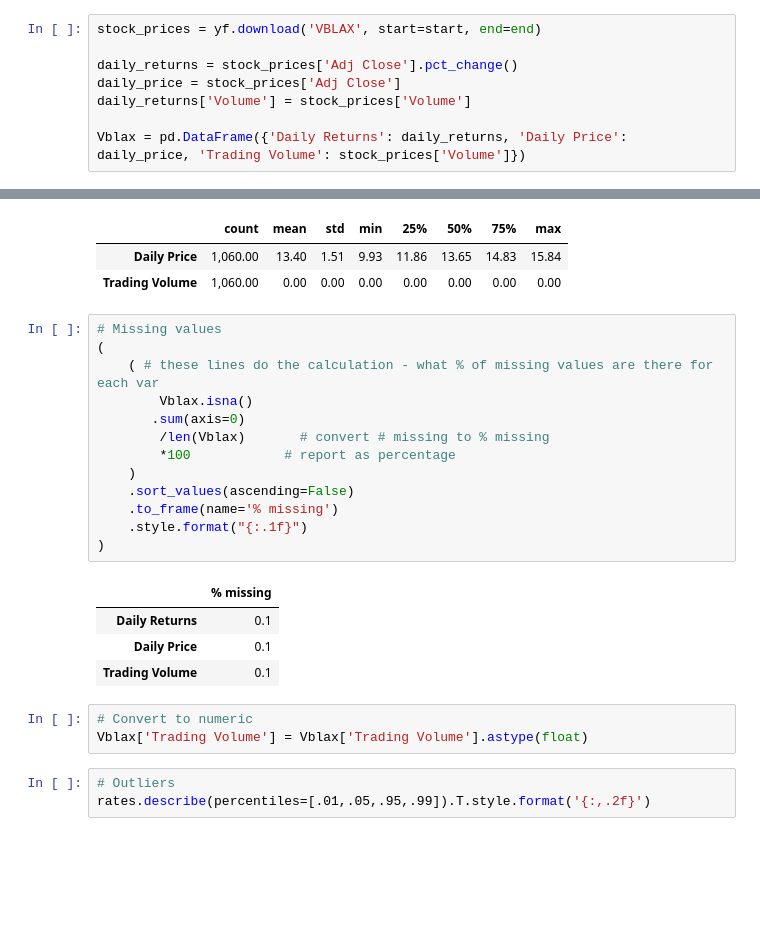
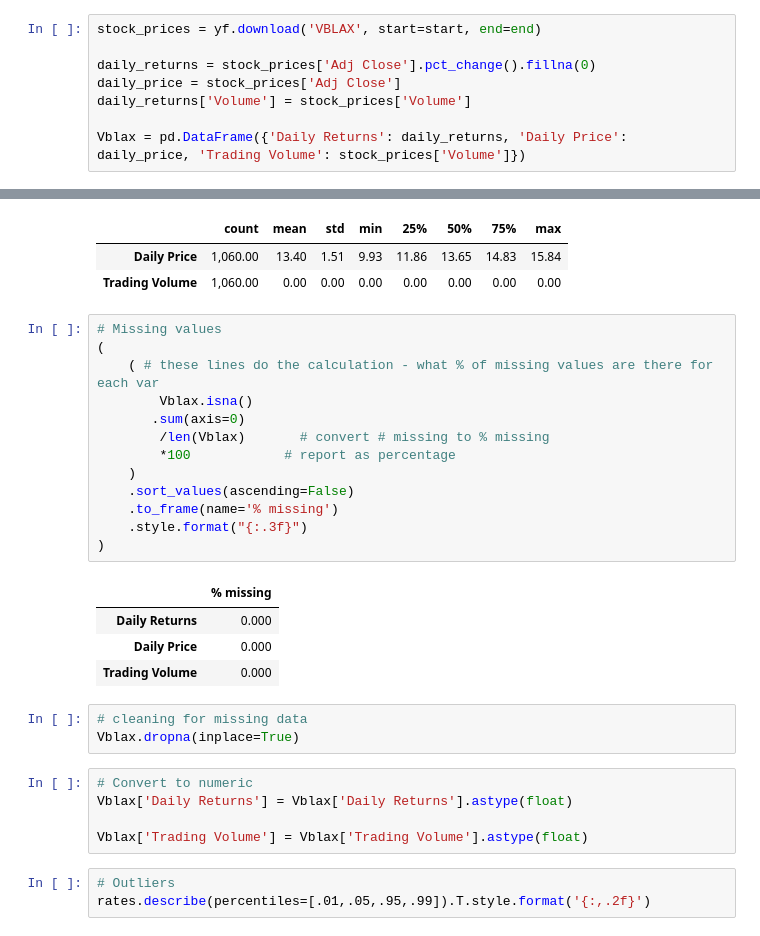
Before and after one commit to mab923/finalteamproject, a Jupyter notebook: Load_Data.ipynb, the cells around one changed output, grey strips where cells are left out. Cells and saved outputs as stored; diff of their text form; blank space fills up the shorter version.

```diff
--- a/Load_Data.ipynb
+++ b/Load_Data.ipynb
@@ -87,7 +87,7 @@ end    = datetime(2023, 4, 25)
 # %%
 stock_prices = yf.download('VBLAX', start=start, end=end)
 
-daily_returns = stock_prices['Adj Close'].pct_change()
+daily_returns = stock_prices['Adj Close'].pct_change().fillna(0)
 daily_price = stock_prices['Adj Close']
 daily_returns['Volume'] = stock_prices['Volume']
 
@@ -308,23 +311,28 @@ Vblax.describe().T.style.format('{:,.2f}')
 # %%
 # Missing values
 (
     ( # these lines do the calculation - what % of missing values are there for each var
         Vblax.isna()
        .sum(axis=0)
         /len(Vblax)       # convert # missing to % missing
         *100            # report as percentage
     )
     .sort_values(ascending=False)
     .to_frame(name='% missing')
-    .style.format("{:.1f}")
+    .style.format("{:.3f}")
 )
 # %% [output]
 |  | % missing |
-| Daily Returns | 0.1 |
-| Daily Price | 0.1 |
-| Trading Volume | 0.1 |
+| Daily Returns | 0.000 |
+| Daily Price | 0.000 |
+| Trading Volume | 0.000 |
+# %%
+# cleaning for missing data
+Vblax.dropna(inplace=True)
 # %%
 # Convert to numeric
+Vblax['Daily Returns'] = Vblax['Daily Returns'].astype(float)
+
 Vblax['Trading Volume'] = Vblax['Trading Volume'].astype(float)
 # %%
 # Outliers
```
Also changed, not shown: parts of 14 cells of this notebook.
